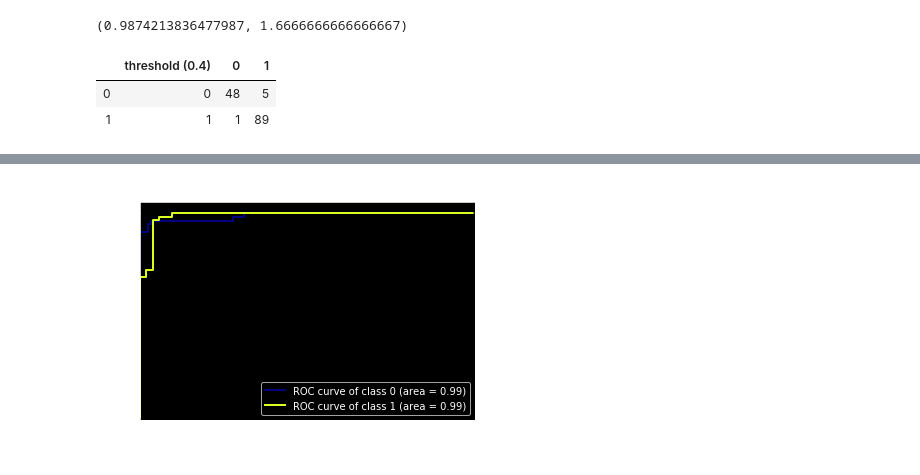
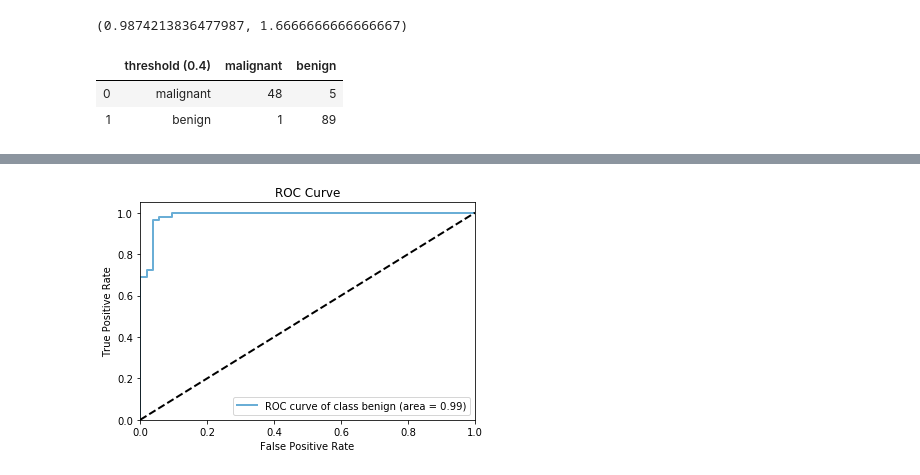
Before and after one commit to dsuneelc/mymldev, a Jupyter notebook: examples/jupyter_notebooks/xgboost_classifier.ipynb, the cells around one changed output, grey strips where cells are left out. Saved outputs shown, nothing was run; the diff lists cells and outputs as text; code cells hidden in the pictures.

Commit message:
Changes to ROC plot for binary classification

```diff
--- a/examples/jupyter_notebooks/xgboost_classifier.ipynb
+++ b/examples/jupyter_notebooks/xgboost_classifier.ipynb
@@ -15,6 +15,7 @@ from mymldev.model.classifier import XGBClassifier
 bc = datasets.load_breast_cancer()
 X = bc.data
 y = bc.target
+labels = {0: bc.target_names[0], 1: bc.target_names[1]}
 
 X_df = pd.DataFrame(X, columns=bc.feature_names)
 y_df = pd.Series(y, name='target')
@@ -44,8 +45,8 @@ xgbc.feature_importance_[:10]
 | 8 | worst smoothness | 0.050926 |
 | 9 | mean smoothness | 0.034722 |
 # %%
-xgbc_train_metric = xgbc.classification_metric(X_train, y_train)
-xgbc_test_metric = xgbc.classification_metric(X_test, y_test)
+xgbc_train_metric = xgbc.classification_metric(X_train, y_train, labels=labels)
+xgbc_test_metric = xgbc.classification_metric(X_test, y_test, labels=labels)
 # %%
 xgbc_test_metric.gains_table_
 # %% [output]
@@ -70,9 +71,9 @@ xgbc_test_cfm_metric = xgbc_test_metric.confusion_matrix(0.4)
 # %%
 xgbc_test_metric.cfm
 # %% [output]
-|  | threshold (0.4) | 0 | 1 |
-| 0 | 0 | 48 | 5 |
-| 1 | 1 | 1 | 89 |
+|  | threshold (0.4) | malignant | benign |
+| 0 | malignant | 48 | 5 |
+| 1 | benign | 1 | 89 |
 # %%
 print(f'Accuracy: {xgbc_test_cfm_metric.accuracy_}')
 print(f'F1-score: {xgbc_test_cfm_metric.f1_score_}')
@@ -104,7 +105,7 @@ Precision: 94.68
 Recall: 98.89
 Specificity: 90.57
 # %%
-xgbc_test_metric.plot_roc_
+ax = xgbc_test_metric.plot_roc_
 plt.show()
 # %% [output]
-[figure, old version]
+[figure, new version]
```
Also changed, not shown: 2 other files.
